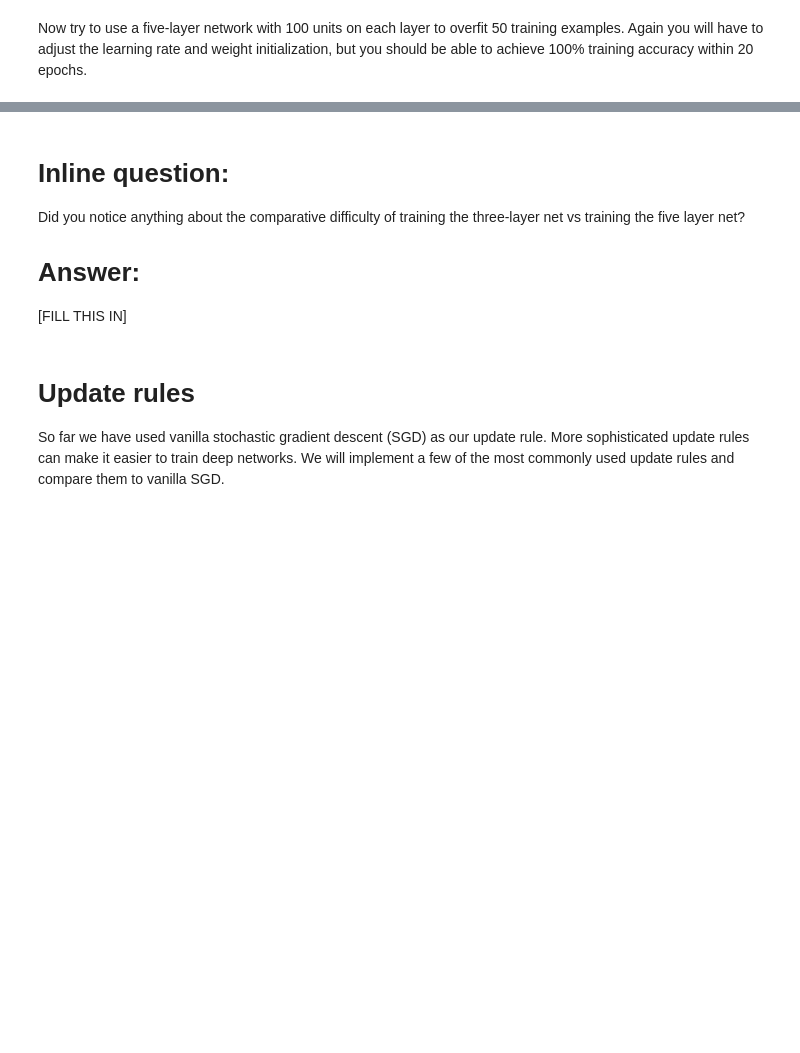
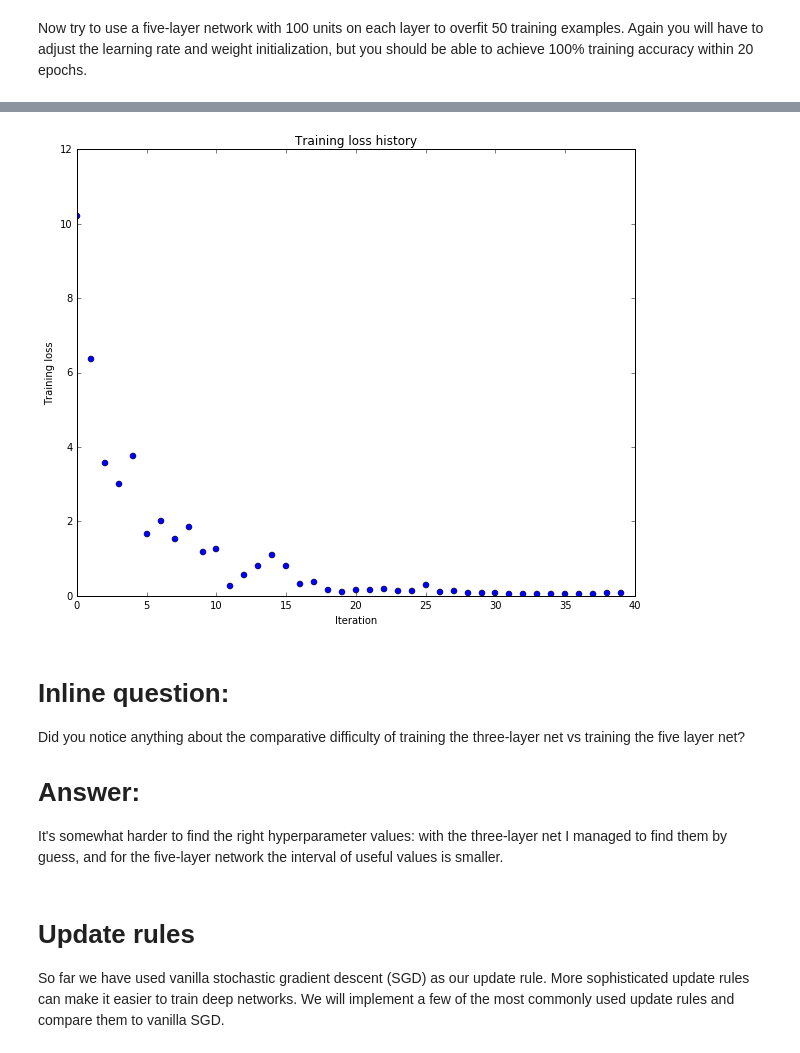
Before and after one commit to kmrov/cs231n, a Jupyter notebook: assignment2/FullyConnectedNets.ipynb, the cells around one changed output, grey strips where cells are left out. Saved outputs shown, nothing was run; the diff lists cells and outputs as text; code cells hidden in the pictures; blank space fills up the shorter version.

Commit message:
Assignment 2, Q1: basic multilayer network done.

```diff
--- a/assignment2/FullyConnectedNets.ipynb
+++ b/assignment2/FullyConnectedNets.ipynb
@@ -464,21 +500,35 @@ small_data = {
   'y_val': data['y_val'],
 }
 
-learning_rate = 1e-3
-weight_scale = 1e-5
-model = FullyConnectedNet([100, 100, 100, 100],
-                weight_scale=weight_scale, dtype=np.float64)
-solver = Solver(model, small_data,
-                print_every=10, num_epochs=20, batch_size=25,
-                update_rule='sgd',
-                optim_config={
-                  'learning_rate': learning_rate,
-                }
-         )
-solver.train()
+learning_rates = np.logspace(-3,-2,6)
+weight_scales =  np.logspace(-2,-1,6)
+results = {}
+
+for learning_rate in learning_rates:
+    for weight_scale in weight_scales:
+        model = FullyConnectedNet([100, 100, 100, 100],
+                        weight_scale=weight_scale, dtype=np.float64)
+        solver = Solver(model, small_data,
+                        print_every=10, num_epochs=20, batch_size=25,
+                        update_rule='sgd',
+                        optim_config={
+                          'learning_rate': learning_rate,
+                        }
+                 )
+        solver.train()
+        train_acc = solver.train_acc_history[-1]
+        results[(learning_rate,weight_scale)] = train_acc
+        if train_acc==1.0:
+            break
+    if train_acc==1.0:
+        break
+
+for lr, ws in sorted(results):
+    print 'lr={} ws={} acc={}'.format(lr, ws, results[(lr, ws)])
 
 plt.plot(solver.loss_history, 'o')
 plt.title('Training loss history')
 plt.xlabel('Iteration')
 plt.ylabel('Training loss')
 plt.show()
+# %% [output]
@@ -485,9 +552,10 @@ plt.show()
+[figure, added]
 # %% [markdown]
 # Inline question:
 Did you notice anything about the comparative difficulty of training the three-layer net vs training the five layer net?
 
 # Answer:
-[FILL THIS IN]
+It's somewhat harder to find the right hyperparameter values: with the three-layer net I managed to find them by guess, and for the five-layer network the interval of useful values is smaller.
 # %% [markdown]
 # Update rules
 So far we have used vanilla stochastic gradient descent (SGD) as our update rule. More sophisticated update rules can make it easier to train deep networks. We will implement a few of the most commonly used update rules and compare them to vanilla SGD.
```
Also changed, not shown: parts of 9 cells of this notebook, 1 other file.
